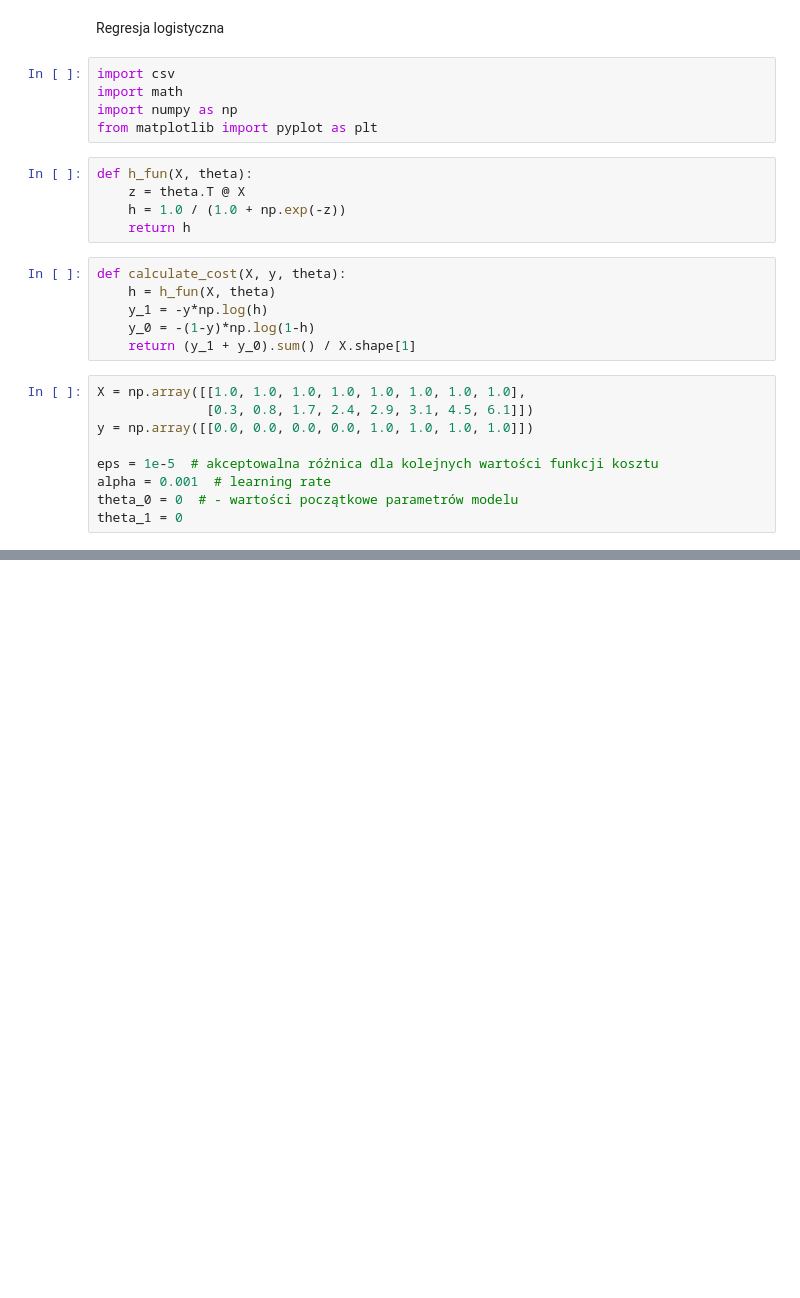
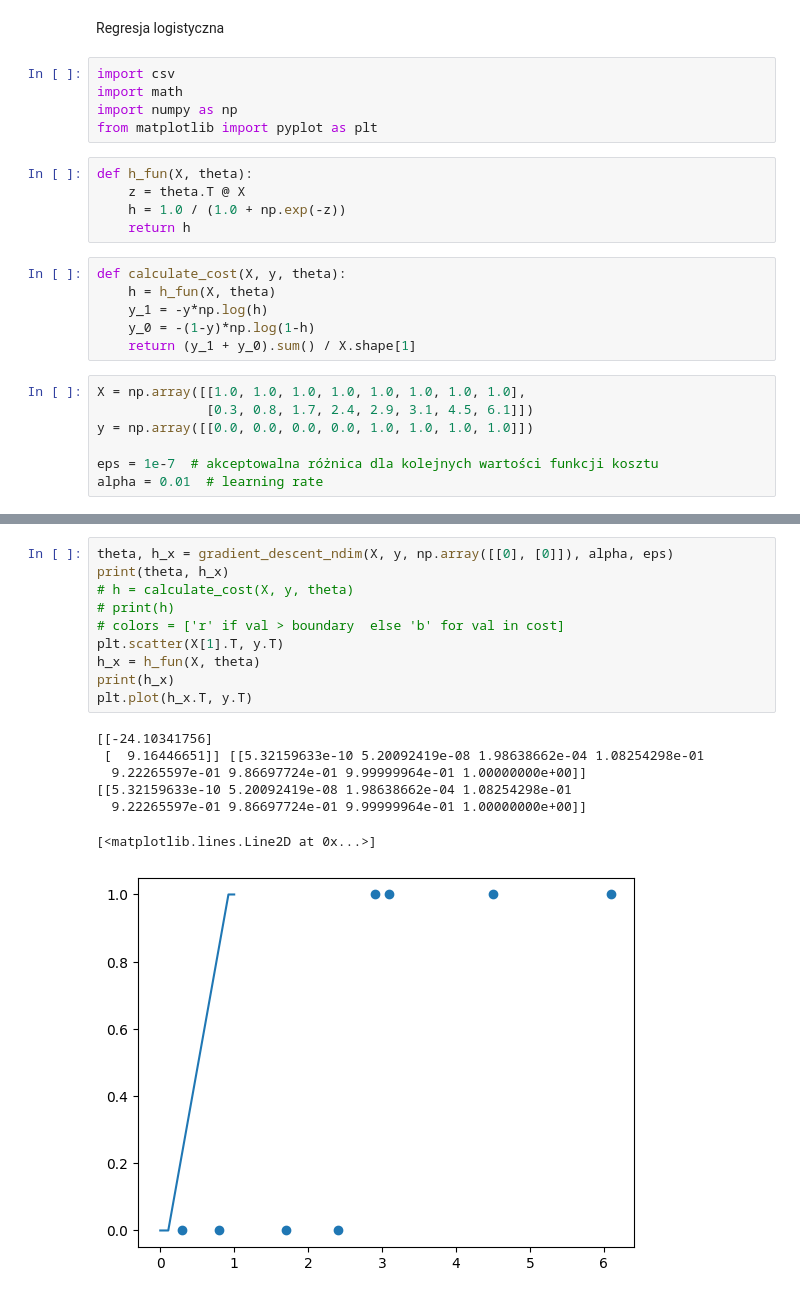
Before and after one commit to JakubStyczen/MachineLearining, a Jupyter notebook: LogicRegression/ML_LAB3.ipynb, the cells around one changed output, grey strips where cells are left out. Saved outputs shown, nothing was run; the diff lists cells and outputs as text; blank space fills up the shorter version.

```diff
--- a/LogicRegression/ML_LAB3.ipynb
+++ b/LogicRegression/ML_LAB3.ipynb
@@ -21,10 +21,8 @@ X = np.array([[1.0, 1.0, 1.0, 1.0, 1.0, 1.0, 1.0, 1.0],
               [0.3, 0.8, 1.7, 2.4, 2.9, 3.1, 4.5, 6.1]])
 y = np.array([[0.0, 0.0, 0.0, 0.0, 1.0, 1.0, 1.0, 1.0]])
 
-eps = 1e-5  # akceptowalna różnica dla kolejnych wartości funkcji kosztu
-alpha = 0.001  # learning rate
-theta_0 = 0  # - wartości początkowe parametrów modelu
-theta_1 = 0
+eps = 1e-7  # akceptowalna różnica dla kolejnych wartości funkcji kosztu
+alpha = 0.01  # learning rate
 # %%
 def gradient_descent_ndim(X, y, theta, alpha=alpha, eps=eps, max_iter=100000):
     '''
@@ -52,0 +64,18 @@ def gradient_descent_ndim(X, y, theta, alpha=alpha, eps=eps, max_iter=100000):
+# %%
+theta, h_x = gradient_descent_ndim(X, y, np.array([[0], [0]]), alpha, eps)
+print(theta, h_x)
+# h = calculate_cost(X, y, theta)
+# print(h)
+# colors = ['r' if val > boundary  else 'b' for val in cost]
+plt.scatter(X[1].T, y.T)
+h_x = h_fun(X, theta)
+print(h_x)
+plt.plot(h_x.T, y.T)
+# %% [output]
+[[-24.10341756]
+ [  9.16446651]] [[5.32159633e-10 5.20092419e-08 1.98638662e-04 1.08254298e-01
+  9.22265597e-01 9.86697724e-01 9.99999964e-01 1.00000000e+00]]
+[[5.32159633e-10 5.20092419e-08 1.98638662e-04 1.08254298e-01
+  9.22265597e-01 9.86697724e-01 9.99999964e-01 1.00000000e+00]]
+[<matplotlib.lines.Line2D at 0x...>]
+[figure, added]
```
Also changed, not shown: parts of 18 cells of this notebook.
